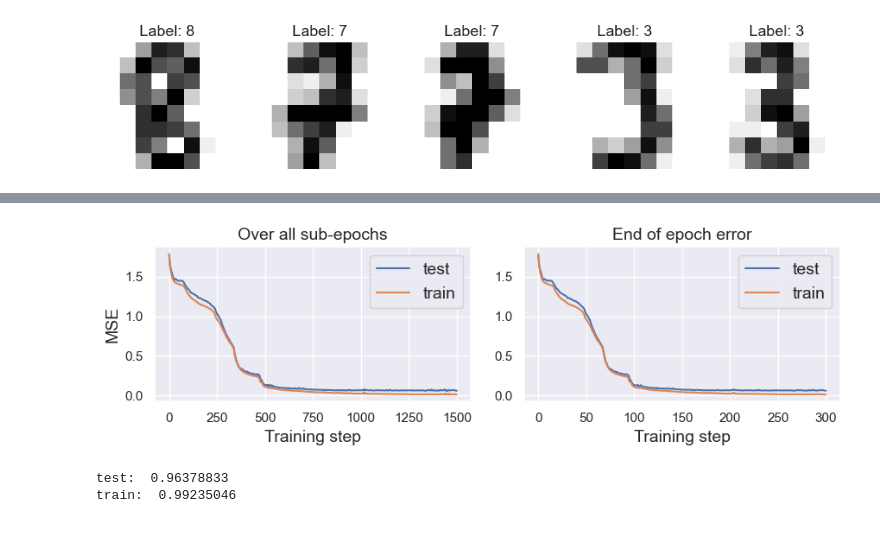
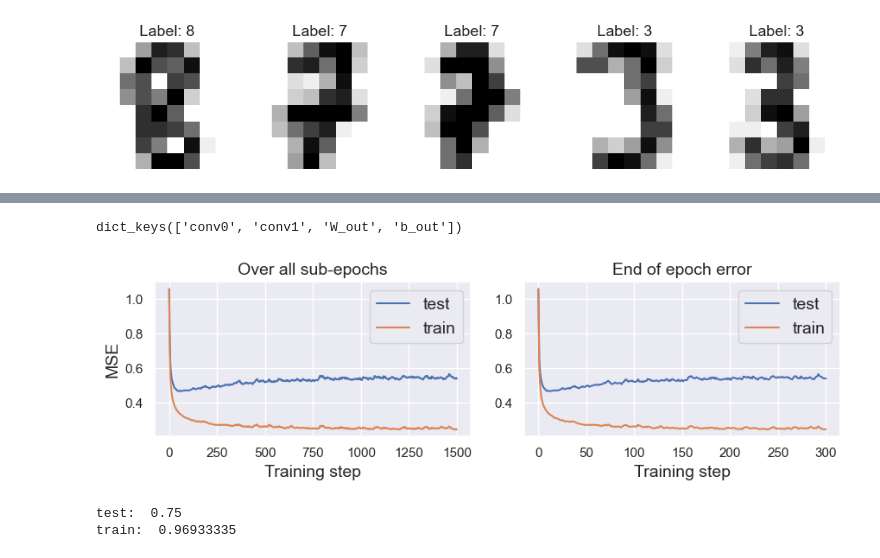
Before and after one commit to jonatanwins/Project3_FYS_STK4155, a Jupyter notebook: Runs/c_convolutional.ipynb, the cells around one changed output, grey strips where cells are left out. Cells and saved outputs as stored; diff of their text form; code cells hidden in the pictures.

Commit message:
Convolutional loooooooooooooooopers

```diff
--- a/Runs/c_convolutional.ipynb
+++ b/Runs/c_convolutional.ipynb
@@ -84,3 +93,19 @@ y = np.eye(10)[y]
 
 # Split in test and train
 X_train, y_train, X_test, y_test, test_index = train_test_split(X, y, 0.2, test_index=None)
+
+print(X_train.shape)
+print(X_test.shape)
+print(y_train.shape)
+print(y_test.shape)
+
+# # download MNIST dataset
+X_train, y_train, X_test, y_test = load_MNIST_28(flatten_images=False)
+
+X_train, y_train, X_test, y_test = X_train[:1500], y_train[:1500], X_test[:300], y_test[:300]
+
+print(X_train.shape)
+print(X_test.shape)
+print(y_train.shape)
+print(y_test.shape)
+# print(X_train.shape)
@@ -135,7 +169,7 @@ def accuracy_method(model):
 
     return accuracy_func
 # %%
-def single_run(X, z, lr, lam,
+def single_run(X_train, X_test, y_train, y_test, lr, lam, window_size_list=[3, 4],
                epochs=300, test_index=None, plot_or_not=False):
 
     """
@@ -145,41 +179,42 @@ def single_run(X, z, lr, lam,
     """
 
     # Initialise beta and create the model
-    beta0 = {"conv_window_1":np.random.normal(0, 1, (1, window_size, window_size)), "W2":np.random.normal(0, 1, (64, 10)), "b2":np.random.normal(0, 1, (1, 10))}
-    model = jit(conv_model)
+    beta0 = _beta_init_conv((X_train.shape[1], X_train.shape[2]), window_size_list)
+    print(beta0.keys())
+    # model = jit(get_convolutional_model(beta0))
+    model = jit(convolutional_model_old)
+    # model = jit(conv_model)
 
     # Create gradient from loss function. Ridge loss lets us use MSE by lam=0
-    loss_func = jit(ridge_loss_method(model=model, lam=lam))
+    loss_func = jit(MSELoss_method(model=model, lam=lam))
     loss_grad = jit(grad(loss_func))
 
     # MSE loss function for evaluation
     test_func = jit(MSELoss_method(model))
     # test_func2 = jit(accuracy_method(model))
     test_funcs = [test_func]#, test_func2]
 
-    # Split the dataset.
-    X_train, y_train, X_test, y_test, test_index = train_test_split(X, z, 0.2, test_index=test_index)
-
     # Perform training. We use adam, add the test index
     result = SGD_adam(X_train, y_train, X_test, y_test, grad_method=loss_grad,beta0=beta0, n_epochs=epochs,
                       test_loss_func= test_funcs, lr=lr)
-    result.update({"test_index":test_index, "model":model, "X_test":X_test, "y_test":y_test})
+    result.update({"model":model, "X_test":X_test, "y_test":y_test})
 
     if plot_or_not:
         plot_test_results(result["test_loss_list"][0], result["train_loss_list"][0], 5, ylabel="MSE")
         # plot_test_results(result["test_loss_list"][1], result["train_loss_list"][1], 5, ylabel="Accuracy")
 
     result["test_accuracy"] = accuracy_method(model)(result["beta_final"], X_test, y_test)
     result["train_accuracy"] = accuracy_method(model)(result["beta_final"], X_train, y_train)
 
     return result
 
 epochs = 300
-result = single_run(X, y, lr=0.01, lam=0.0001, epochs=epochs, test_index=test_index, plot_or_not=True)
+result = single_run(X_train, X_test, y_train, y_test, lr=0.01, lam=0.0001, epochs=epochs, plot_or_not=True)
 
 print("test: ", result["test_accuracy"])
 print("train: ", result["train_accuracy"])
 # %% [output]
+dict_keys(['conv0', 'conv1', 'W_out', 'b_out'])
-[figure, old version]
+[figure, new version]
-test:  0.96378833
-train:  0.99235046
+test:  0.75
+train:  0.96933335
```
Also changed, not shown: parts of 4 cells of this notebook, 2 other files.
